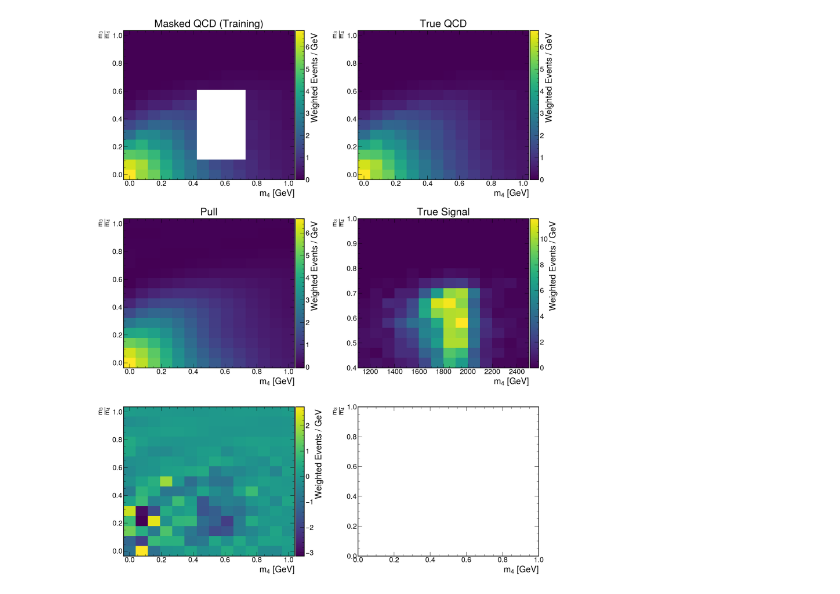
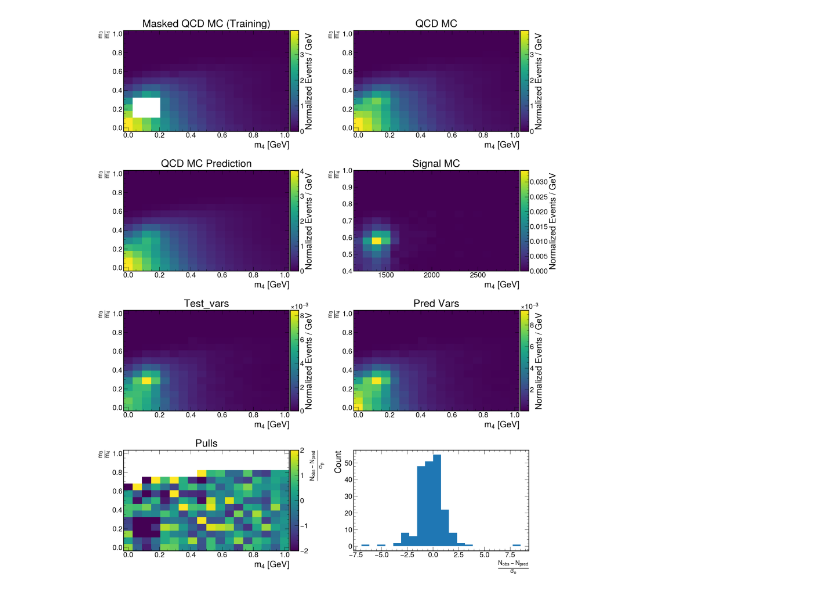
Before and after one commit to UMN-CMS/SingleStopCoffea, a Jupyter notebook: notebooks/multidim_fit.ipynb, the cells around one changed output. Drawn from its saved outputs; the diff is of its cells as text; code cells hidden in the pictures.

```diff
--- a/notebooks/multidim_fit.ipynb
+++ b/notebooks/multidim_fit.ipynb
@@ -188,19 +220,21 @@ class _ExactGPModel(gpytorch.models.ExactGP):
         covar_x = self.covar_module(x)
         return gpytorch.distributions.MultitaskMultivariateNormal(mean_x, covar_x)
 # %%
-#likelihood = gpytorch.likelihoods.FixedNoiseGaussianLikelihood(noise=train_vars, learn_additional_noise=False)
-likelihood = gpytorch.likelihoods.GaussianLikelihood()
-model = ExactGPModel(train_x, train_y, likelihood)
+likelihood = gpytorch.likelihoods.FixedNoiseGaussianLikelihood(noise=train_vars, learn_additional_noise=False)
+#likelihood = gpytorch.likelihoods.GaussianLikelihood()
+model = ExactGPModel(train_x, train_y, likelihood, mean=GaussianMean(None, [0.3,0.3],[0.05,0.05],1.0))
 #model = ExactProjGPModel(train_x, train_y, likelihood)
 #model = ExactPeakedGPModel(train_x, train_y, likelihood)
 # model.covar_module.base_kernel.lengthscale = torch.tensor([200,200])
 # model.covar_module.base_kernel.raw_outputscale = 1e7
 for param_name, param in model.named_parameters():
     print(f'Parameter name: {param_name:42} value = {param}')
+
+
 model.train()
 likelihood.train()
-print(list(model.likelihood.parameters()))
-optimizer = torch.optim.Adam(model.parameters(), lr=0.05)
+
+optimizer = torch.optim.Adam(model.parameters(), lr=0.1)
 
 # optimizer = torch.optim.Adam([
 #         {'params': model.covar_module.base_kernel.raw_lengthscale, 'lr': 20},
@@ -212,6 +246,7 @@ optimizer = torch.optim.Adam(model.parameters(), lr=0.05)
 
 
 mll = gpytorch.mlls.ExactMarginalLogLikelihood(likelihood, model)
+print(mll)
 iterations = 100
 for i in range(iterations):
     optimizer.zero_grad()
@@ -224,7 +259,7 @@ for i in range(iterations):
         model.covar_module.base_kernel.lengthscale.squeeze()[0],
         model.covar_module.base_kernel.lengthscale.squeeze()[1],
         model.covar_module.outputscale.item(),
-        model.mean_module.constant.item(),
+        model.mean_module.scale.item(),
         likelihood.noise.mean()
     )
          )
@@ -288,20 +332,26 @@ GaussianLikelihood(
 )
 # %%
+#model.covar_module.base_kernel.lengthscale = [0.01,0.01]
 
 with torch.no_grad(), gpytorch.settings.fast_computations():
     #test_x = train_x.flatten()
-    observed_pred = likelihood(model(test_x))
-    trained_pred_dist = likelihood(model(test_x))
+    observed_pred = likelihood(model(test_x),noise=test_vars)
+    trained_pred_dist = likelihood(model(test_x), noise=test_vars)
     #observed_pred = model(test_x)
 # %%
 from mpl_toolkits.axes_grid1 import make_axes_locatable
 import itertools as it
-r = torch.reshape(observed_pred.mean, test_y.shape)
-pred_var = torch.reshape(observed_pred.variance, test_y.shape)
 
-#r = (r  * train_y_std) + train_y_mean
-final_nlpd = gpytorch.metrics.negative_log_predictive_density(trained_pred_dist, test_y)
-x2 = torch.sum((observed_pred.mean - test_y)**2 / observed_pred.variance)
+
+pred_mean = observed_pred.mean
+pred_var = observed_pred.variance
+
+
+all_pulls = (pred_mean - test_y)/ torch.sqrt(test_vars)
+all_x2 = (pred_mean - test_y)**2 / test_vars
+x2 = torch.sum(all_x2)
+print(x2)
+
 def addColorbar(ax, vals):
     divider = make_axes_locatable(ax)
     cax = divider.append_axes("right", size="5%", pad=0.05)
@@ -310,35 +360,54 @@ def addColorbar(ax, vals):
     ax.cax = cax
 
 
-fig, ax=plt.subplots(3,2, figsize=(20,24), layout="tight")
+fig, ax=plt.subplots(4,2, figsize=(20,24), layout="tight")
 
 f = simpleGrid(ax[0,0], test_x, np.ma.masked_where(~centers_mask,torch.reshape(test_y, centers_mask.shape)))
 #ax[0,0].pcolormesh(*torch.unbind(centers_grid,axis=2), np.ma.masked_where(~centers_mask,bin_values))
-ax[0,0].set_title("Masked QCD (Training)")
+ax[0,0].set_title("Masked QCD MC (Training)")
 
-f = simpleGrid(ax[1,0], test_x, r)
+f = simpleGrid(ax[1,0], test_x, pred_mean)
 #f = ax[1,0].pcolormesh(*torch.unbind(centers_grid,axis=2), r)
-ax[1,0].set_title("GP Prediction")
+ax[1,0].set_title("QCD MC Prediction")
 
 
 
 f = simpleGrid(ax[0,1], test_x, test_y)
 #f=ax[0,1].pcolormesh(*torch.unbind(centers_grid,axis=2), bin_values)
-ax[0,1].set_title("True QCD")
+ax[0,1].set_title("QCD MC")
 
 
-drawAs2DHist(ax[1,1], PlotObject(sig_m14_vs_m24))
-addTitles2D(ax[1,1], sig_m14_vs_m24)
-ax[1,1].set_title("True Signal")
+drawAs2DHist(ax[1,1], PlotObject(sig_hist))
+addTitles2D(ax[1,1], sig_hist)
+ax[1,1].set_title("Signal MC")
 
 
-f = simpleGrid(ax[2,0], test_x, (r-test_y) / torch.sqrt(pred_var))
-#f = ax[1,0].pcolormesh(*torch.unbind(centers_grid,axis=2), r)
-ax[1,0].set_title("Pull")
+f = simpleGrid(ax[2,0], test_x, test_vars)
+ax[2,0].set_title("Test_vars")
+
+
+f = simpleGrid(ax[2,1], test_x, pred_var)
+ax[2,1].set_title("Pred Vars")
+
+
+f = simpleGrid(ax[3,0], test_x, (pred_mean - test_y)/ torch.sqrt(test_vars))
+f.set_clim(-2,2)
+ax[3,0].set_title("Pulls")
 
 
 for  x in it.chain(*ax):
-    addTitles2D(x, sig_m14_vs_m24)
+    addTitles2D(x, sig_hist)
+
+ax[3,0].cax.set_ylabel(r"$\frac{N_{obs}-N_{pred}}{\sigma_{p}}$")
+
+import uhi
+
+p = PlotObject(uhi.numpy_plottable.ensure_plottable_histogram(np.histogram(all_pulls[torch.abs(all_pulls) < 20], bins=20)))
+print(p)
+drawAs1DHist(ax[3,1], p, yerr=False)
+ax[3,1].set_xlabel(r"$\frac{N_{obs}-N_{pred}}{\sigma_{o}}$")
+ax[3,1].set_ylabel("Count")
+
 
 fig.savefig("../figures/current_gp_work.pdf")
 # %% [output]
@@ -345 +431 @@ fig.savefig("../figures/current_gp_work.pdf")
-[figure, old version]
+[figure, new version]
```
Also changed, not shown: parts of 13 cells of this notebook.
